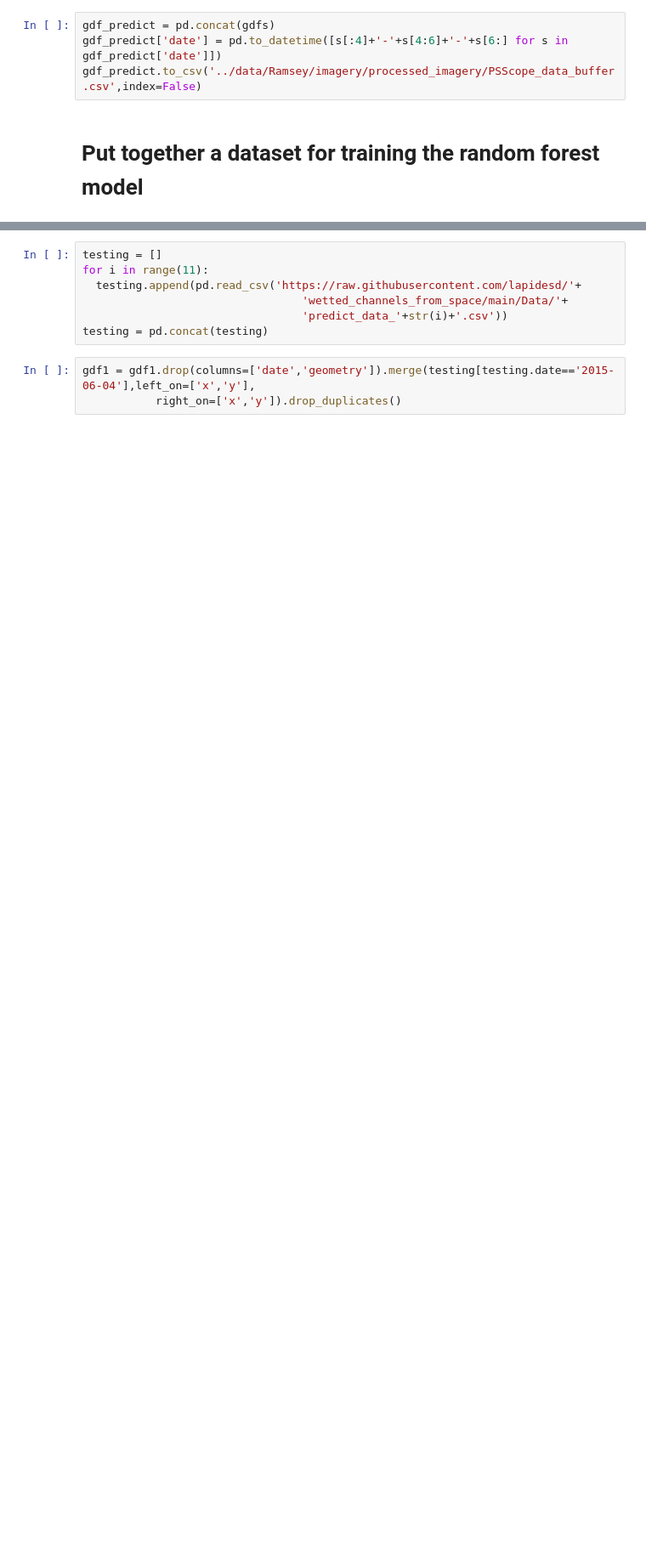
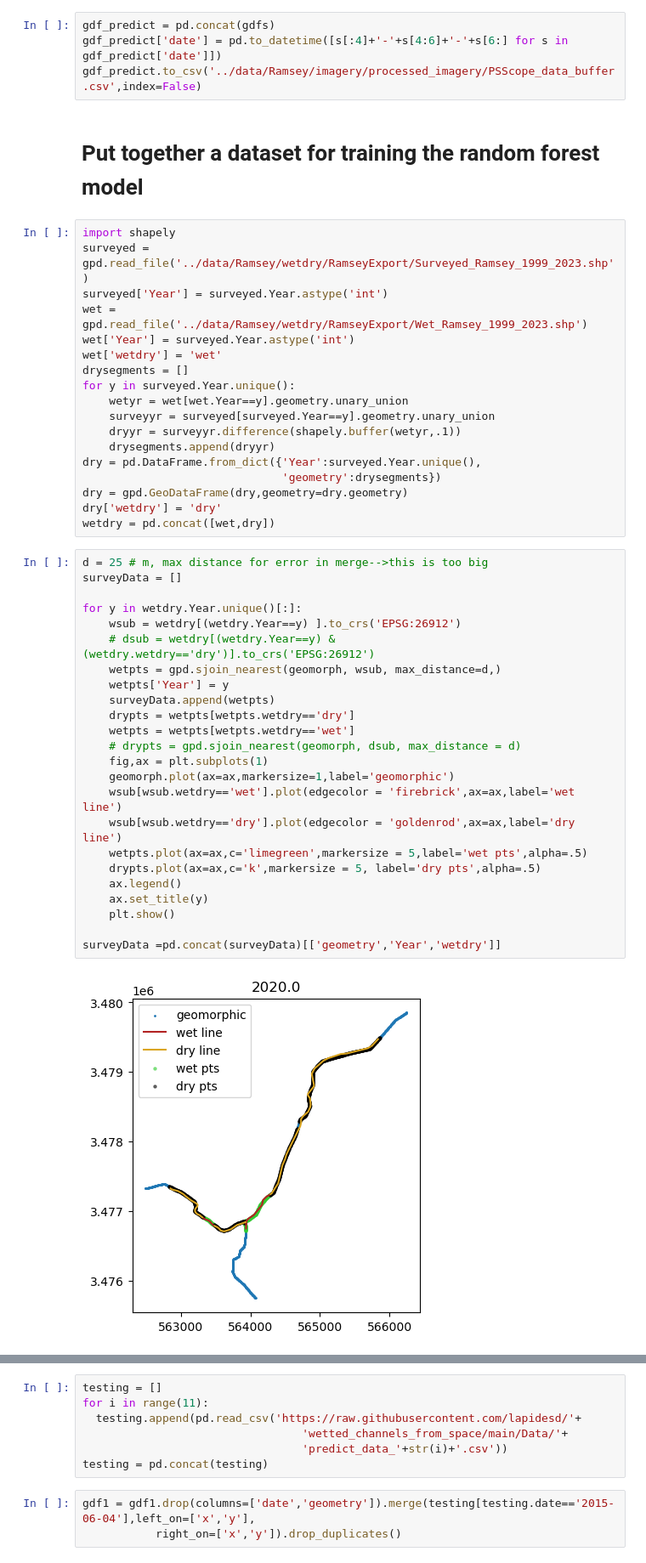
Before and after one commit to lapidesd/SanPedro_wetdry_pilot, a Jupyter notebook: code/Ramsey_wetted_channel_random_forest_data_preparation.ipynb, the cells around one changed output, grey strips where cells are left out. Shown at 85% size. Cells and saved outputs as stored; diff of their text form; blank space fills up the shorter version.

Commit message:
new ramsey shapelines

```diff
--- a/code/Ramsey_wetted_channel_random_forest_data_preparation.ipynb
+++ b/code/Ramsey_wetted_channel_random_forest_data_preparation.ipynb
@@ -260,3 +247,47 @@ gdf_predict['date'] = pd.to_datetime([s[:4]+'-'+s[4:6]+'-'+s[6:] for s in gdf_pr
 gdf_predict.to_csv('../data/Ramsey/imagery/processed_imagery/PSScope_data_buffer.csv',index=False)
 # %% [markdown]
 # Put together a dataset for training the random forest model
+# %%
+import shapely
+surveyed = gpd.read_file('../data/Ramsey/wetdry/RamseyExport/Surveyed_Ramsey_1999_2023.shp')
+surveyed['Year'] = surveyed.Year.astype('int')
+wet = gpd.read_file('../data/Ramsey/wetdry/RamseyExport/Wet_Ramsey_1999_2023.shp')
+wet['Year'] = surveyed.Year.astype('int')
+wet['wetdry'] = 'wet'
+drysegments = []
+for y in surveyed.Year.unique():
+    wetyr = wet[wet.Year==y].geometry.unary_union
+    surveyyr = surveyed[surveyed.Year==y].geometry.unary_union
+    dryyr = surveyyr.difference(shapely.buffer(wetyr,.1))
+    drysegments.append(dryyr)
+dry = pd.DataFrame.from_dict({'Year':surveyed.Year.unique(),
+                              'geometry':drysegments})
+dry = gpd.GeoDataFrame(dry,geometry=dry.geometry)
+dry['wetdry'] = 'dry'
+wetdry = pd.concat([wet,dry])
+# %%
+d = 25 # m, max distance for error in merge-->this is too big
+surveyData = []
+
+for y in wetdry.Year.unique()[:]:
+    wsub = wetdry[(wetdry.Year==y) ].to_crs('EPSG:26912')
+    # dsub = wetdry[(wetdry.Year==y) & (wetdry.wetdry=='dry')].to_crs('EPSG:26912')
+    wetpts = gpd.sjoin_nearest(geomorph, wsub, max_distance=d,)
+    wetpts['Year'] = y
+    surveyData.append(wetpts)
+    drypts = wetpts[wetpts.wetdry=='dry']
+    wetpts = wetpts[wetpts.wetdry=='wet']
+    # drypts = gpd.sjoin_nearest(geomorph, dsub, max_distance = d)
+    fig,ax = plt.subplots(1)
+    geomorph.plot(ax=ax,markersize=1,label='geomorphic')
+    wsub[wsub.wetdry=='wet'].plot(edgecolor = 'firebrick',ax=ax,label='wet line')
+    wsub[wsub.wetdry=='dry'].plot(edgecolor = 'goldenrod',ax=ax,label='dry line')
+    wetpts.plot(ax=ax,c='limegreen',markersize = 5,label='wet pts',alpha=.5)
+    drypts.plot(ax=ax,c='k',markersize = 5, label='dry pts',alpha=.5)
+    ax.legend()
+    ax.set_title(y)
+    plt.show()
+
+surveyData =pd.concat(surveyData)[['geometry','Year','wetdry']]
+# %% [output]
+[figure, added]
```
Also changed, not shown: parts of 4 cells of this notebook, 18 other files.
